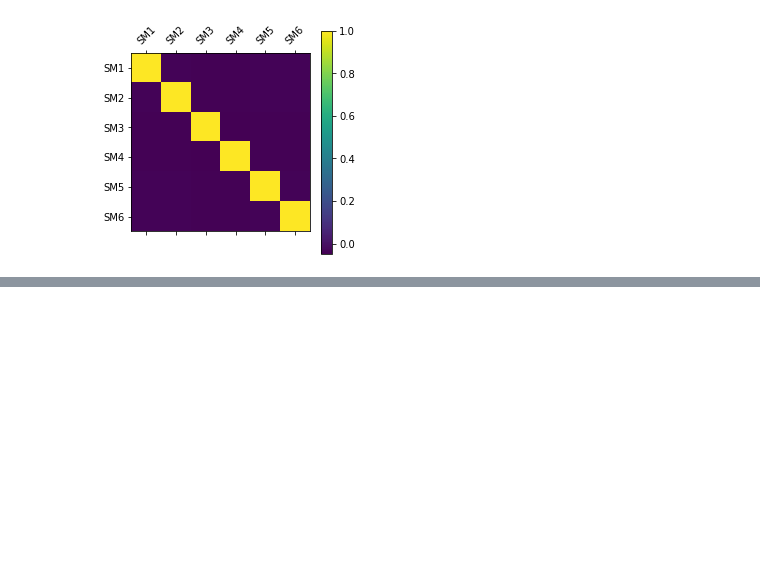
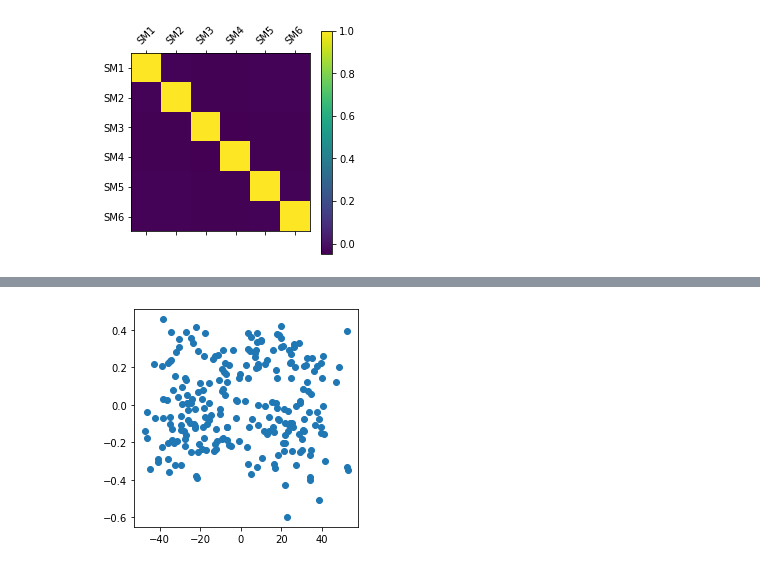
Before and after one commit to hunterthorpe/MAST30034_A1, a Jupyter notebook: code/assignment.ipynb, the cells around one changed output, grey strips where cells are left out. Cells and saved outputs as stored; diff of their text form; code cells hidden in the pictures; blank space fills up the shorter version.

```diff
--- a/code/assignment.ipynb
+++ b/code/assignment.ipynb
@@ -93,6 +97,12 @@ V = 441
 V_SLICE = [[2,6], [2,6], [8,13], [8,13], [15, 19], [15, 19]]
 H_SLICE = [[2,6], [15,19], [2,6], [15,19], [2, 6], [15, 19]]
 s_vector_names = ['SM1', 'SM2', 'SM3', 'SM4', 'SM5', 'SM6']
+
+def plot_map(matrix, axis):
+    axis.matshow(matrix)
+    #axis.colorbar()
+    axis.xticks(np.arange(0, MAP_WIDTH+1, 2.0))
+    axis.yticks(np.arange(0, MAP_LENGTH+1, 2.0))
 
 for matrix_num in range(NUM_MAPS):
     # creating blank matrix of 0s
@@ -108,11 +118,8 @@ for matrix_num in range(NUM_MAPS):
             matrix[i][j] = 1
     # plotting map
     plt.clf()
-    plt.matshow(matrix)
-    plt.colorbar()
-    plt.xticks(np.arange(0, MAP_WIDTH+1, 2.0))
-    plt.yticks(np.arange(0, MAP_LENGTH+1, 2.0))
-    plt.savefig('../plots/1.3_spacial_maps/sm_' + str(matrix_num + 1) + '.jpeg' )
+    plot_map(matrix, plt)
+    plt.savefig('../plots/1.3_spacial_maps/sm_' + str(matrix_num + 1) + '.jpeg')
 
     tmpSM.append(matrix)
 
@@ -223,0 +229,71 @@ X = X_standardized
+# %%
+# Question 2.1
+D = tc_df
+A = sm_df
+A_LSR = np.dot(np.dot((np.linalg.inv(np.dot(D.transpose(), D))), D.transpose()), X)
+D_LSR = np.dot(X, A_LSR.transpose())
+
+# plotting retrieved sources
+print(A_LSR.shape)
+print(len(A_LSR))
+print(D_LSR.shape)
+print(len(D_LSR))
+
+for retrieved in range(NUM_MAPS):
+    # getting plot of map
+    sm = A_LSR[retrieved]
+    # rearranging map into matrix
+    map_matrix = []
+    for i in range(MAP_LENGTH):
+        row = []
+        for j in range(MAP_WIDTH):
+            row.append(sm[(i * MAP_WIDTH) + j])
+        map_matrix.append(row)
+    # plotting map
+    plt.clf()
+    plot_map(map_matrix, plt)
+    plt.title('Retrieved Spatial Map ' + str(retrieved + 1))
+    map_path = '../plots/2.1/map' + str(retrieved + 1) + '.jpeg'
+    plt.savefig(map_path)
+
+    # geting time course
+    time_series = []
+    for row in X:
+        time_series.append(row[retrieved])
+    # plotting time course
+    plt.clf()
+    plt.plot(range(len(time_series)), time_series)
+    plt.title('Retrieved Time Course ' + str(retrieved + 1))
+    time_path = '../plots/2.1/time' + str(retrieved + 1) + '.jpeg'
+    plt.savefig(time_path)
+
+    # combining subplots
+    images = [Image.open(x) for x in [map_path, time_path]]
+    widths, heights = zip(*(i.size for i in images))
+    new_img = Image.new('RGB', (sum(widths), max(heights)))
+    x_offset = 0
+    for img in images:
+        new_img.paste(img, (x_offset,0))
+        x_offset += img.size[0]
+    new_img.save('../plots/2.1/retrieved_' + str(retrieved + 1) + '.jpg')
+
+    #removing temporary subplots
+    os.remove(map_path)
+    os.remove(time_path)
+
+def get_column(matrix, col_num):
+    """Retrivies column col_num from matrix"""
+    col = []
+    for row in matrix:
+        col.append(row[col_num])
+    return col
+
+# Scatter plot of 3rd column of D_lSR and 30th column of standardized X
+plt.clf()
+plt.scatter(get_column(D_LSR, 3), get_column(X, 29))
+plt.savefig('../plots/2.1/D_LSR_3rdCol_vs_X_30thCol.jpeg')
+# Scatter plot of 4th column of D_lSR and 30th column of standardized X
+plt.clf()
+plt.scatter(get_column(D_LSR, 4), get_column(X, 29))
+plt.savefig('../plots/2.1/D_LSR_4thCol_vs_X_30thCol.jpeg')
+# %% [output]
@@ -224,3 +310,4 @@ X = X_standardized
+[figure, added]
 # %%
 # Question 2.2
 # %%
```
Also changed, not shown: parts of 6 cells of this notebook, 21 other files.
